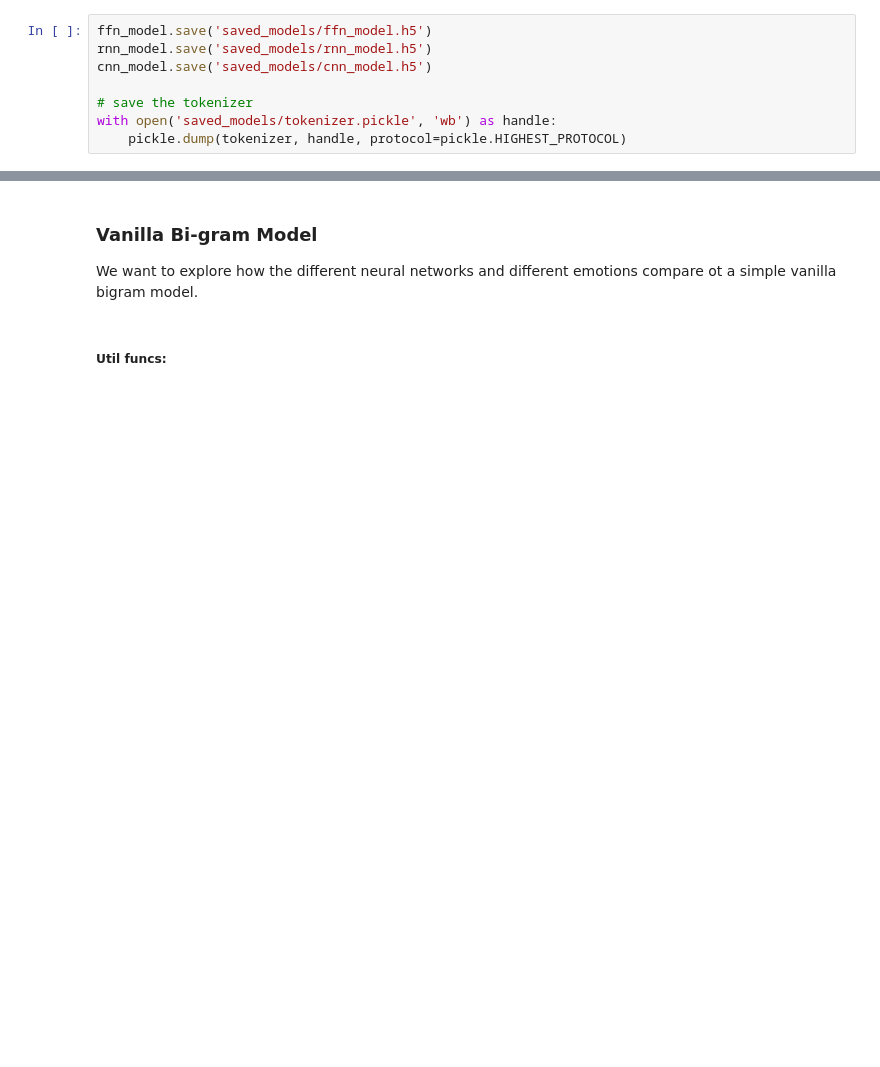
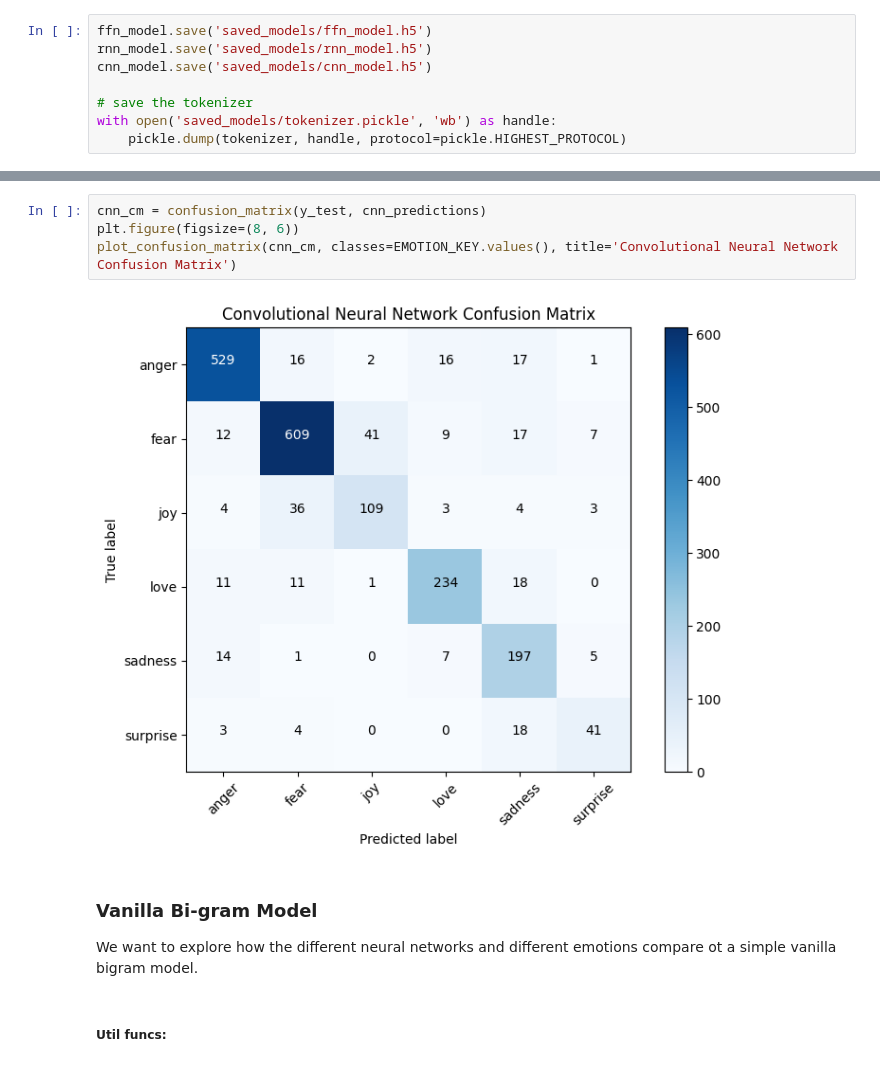
Before and after one commit to agonzalez22/cs4120-final-project, a Jupyter notebook: final_project.ipynb, the cells around one changed output, grey strips where cells are left out. Saved outputs shown, nothing was run; the diff lists cells and outputs as text; blank space fills up the shorter version.

```diff
--- a/final_project.ipynb
+++ b/final_project.ipynb
@@ -257,3 +399,9 @@ with open('saved_models/tokenizer.pickle', 'wb') as handle:
+# %%
+cnn_cm = confusion_matrix(y_test, cnn_predictions)
+plt.figure(figsize=(8, 6))
+plot_confusion_matrix(cnn_cm, classes=EMOTION_KEY.values(), title='Convolutional Neural Network Confusion Matrix')
+# %% [output]
+[figure, added]
 # %% [markdown]
 ### Vanilla Bi-gram Model
 We want to explore how the different neural networks and different emotions compare ot a simple vanilla bigram model.
```
Also changed, not shown: parts of 21 cells of this notebook, 4 other files.
